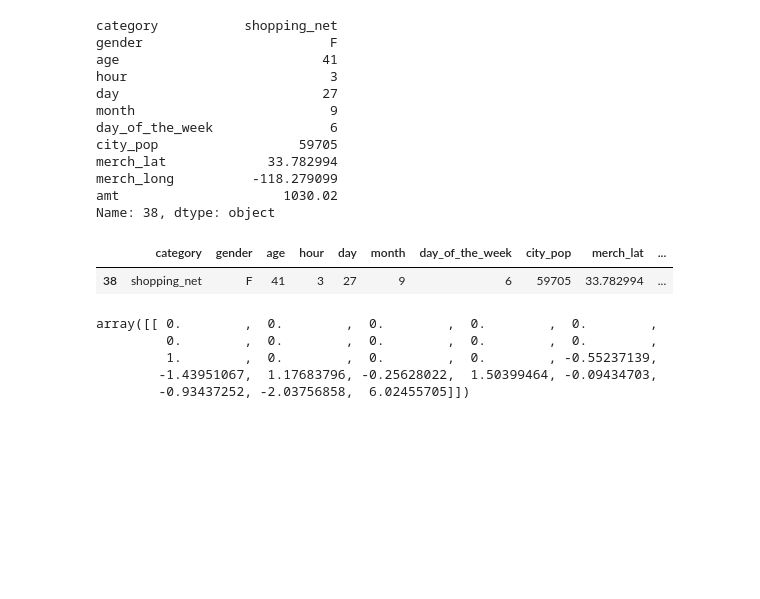
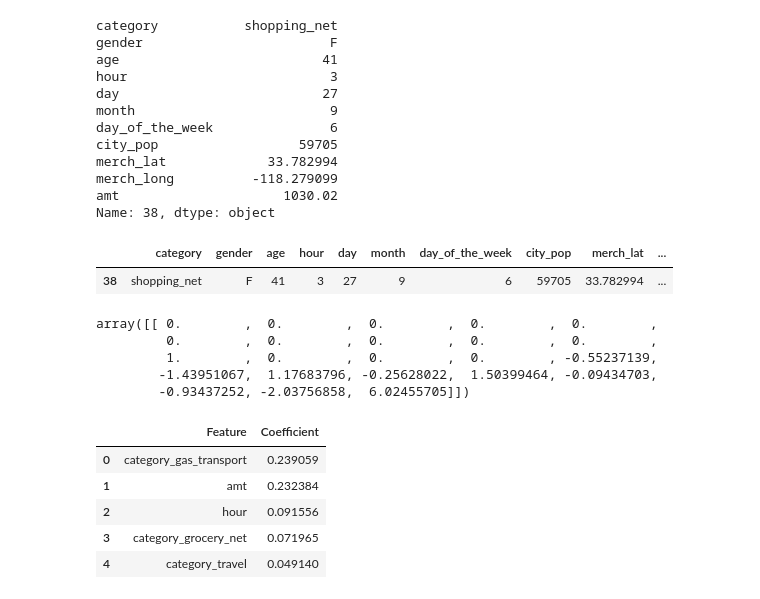
Before and after one commit to PierreSchickele/CC_Fraud_Prediction_ProjetFinal, a Jupyter notebook: Credit_Card_Fraud_Streamlit.ipynb, the cells around one changed output. Drawn from its saved outputs; the diff is of its cells as text; code cells hidden in the pictures; blank space fills up the shorter version.

```diff
--- a/Credit_Card_Fraud_Streamlit.ipynb
+++ b/Credit_Card_Fraud_Streamlit.ipynb
@@ -386,3 +386,55 @@ array([[ 0.        ,  0.        ,  0.        ,  0.        ,  0.        ,
          1.        ,  0.        ,  0.        ,  0.        , -0.55237139,
         -1.43951067,  1.17683796, -0.25628022,  1.50399464, -0.09434703,
         -0.93437252, -2.03756858,  6.02455705]])
+# %%
+import pickle
+
+def load_model():
+    with open('xgboost.pkl', 'rb') as f:
+        model = pickle.load(f)
+    return model
+
+def load_preprocessor():
+    with open('preprocess.pkl', 'rb') as f:
+        preprocessor = pickle.load(f)
+    return preprocessor
+
+model = load_model()
+preprocessor = load_preprocessor()
+# %%
+import pandas as pd
+import plotly.express as px
+
+column_names = []
+for (
+    name,
+    step,
+    features_list,
+) in preprocessor.transformers_:  # loop over steps of ColumnTransformer
+    if name == "numerical":  # if pipeline is for numeric variables
+        features = (
+            features_list  # just get the names of columns to which it has been applied
+        )
+    else:  # if pipeline is for categorical variables
+        features = (
+            step.get_feature_names_out()
+        )  # get output columns names from OneHotEncoder
+    column_names.extend(features)  # concatenate features names
+
+# Create a pandas DataFrame
+feature_importance = pd.DataFrame(
+    index=column_names,
+    data=model.best_estimator_.feature_importances_,
+    columns=["feature_importances"],
+)
+feature_importance = feature_importance.sort_values(by="feature_importances", ascending = False).reset_index()
+feature_importance.rename(columns={'index': 'Feature', 'feature_importances' : 'Coefficient'}, inplace=True)
+
+feature_importance.head()
+# %% [output]
+|  | Feature | Coefficient |
+| 0 | category_gas_transport | 0.239059 |
+| 1 | amt | 0.232384 |
+| 2 | hour | 0.091556 |
+| 3 | category_grocery_net | 0.071965 |
+| 4 | category_travel | 0.049140 |
```
Also changed, not shown: parts of 4 cells of this notebook, 2 other files.
